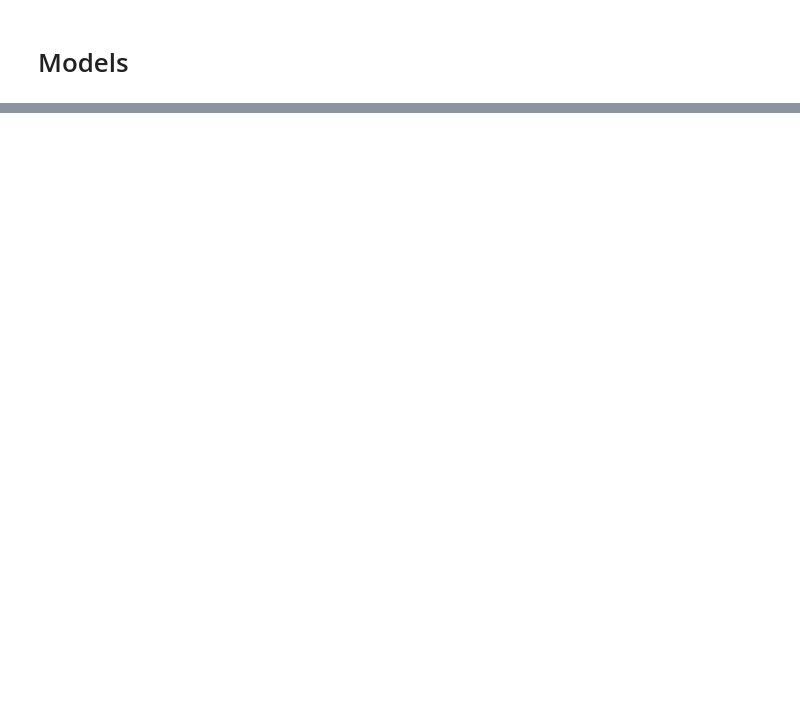
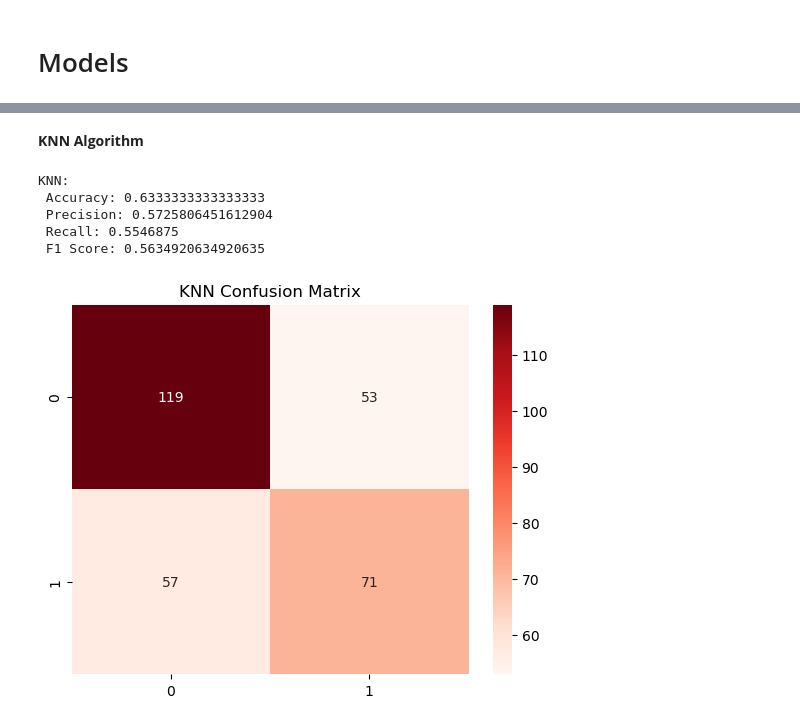
Before and after one commit to somyakatoch/Enginow_MachineLearning_Intership, a Jupyter notebook: Somya Katoch.ipynb, the cells around one changed output, grey strips where cells are left out. Cells and saved outputs as stored; diff of their text form; code cells hidden in the pictures; blank space fills up the shorter version.

```diff
--- a/Somya Katoch.ipynb
+++ b/Somya Katoch.ipynb
@@ -277,0 +387,32 @@ plt.show()
+# %% [markdown]
+**KNN Algorithm**
+# %%
+# KNN Model
+from sklearn.neighbors import KNeighborsClassifier
+from sklearn.metrics import accuracy_score, precision_score, recall_score, f1_score, confusion_matrix
+import seaborn as sns
+import matplotlib.pyplot as plt
+
+knn_model = KNeighborsClassifier(n_neighbors=5)
+knn_model.fit(x_train, y_train)
+
+y_pred_knn = knn_model.predict(x_test)
+
+accuracy_knn = accuracy_score(y_test, y_pred_knn)
+precision_knn = precision_score(y_test, y_pred_knn)
+recall_knn = recall_score(y_test, y_pred_knn)
+f1_knn = f1_score(y_test, y_pred_knn)
+cm_knn = confusion_matrix(y_test, y_pred_knn)
+
+print(f"KNN:\n Accuracy: {accuracy_knn}\n Precision: {precision_knn}\n Recall: {recall_knn}\n F1 Score: {f1_knn}")
+
+sns.heatmap(cm_knn, annot=True, fmt='d', cmap='Reds')
+plt.title('KNN Confusion Matrix')
+plt.show()
+# %% [output]
+KNN:
+ Accuracy: 0.6333333333333333
+ Precision: 0.5725806451612904
+ Recall: 0.5546875
+ F1 Score: 0.5634920634920635
+[figure, added]
```
Also changed, not shown: parts of 40 cells of this notebook.
